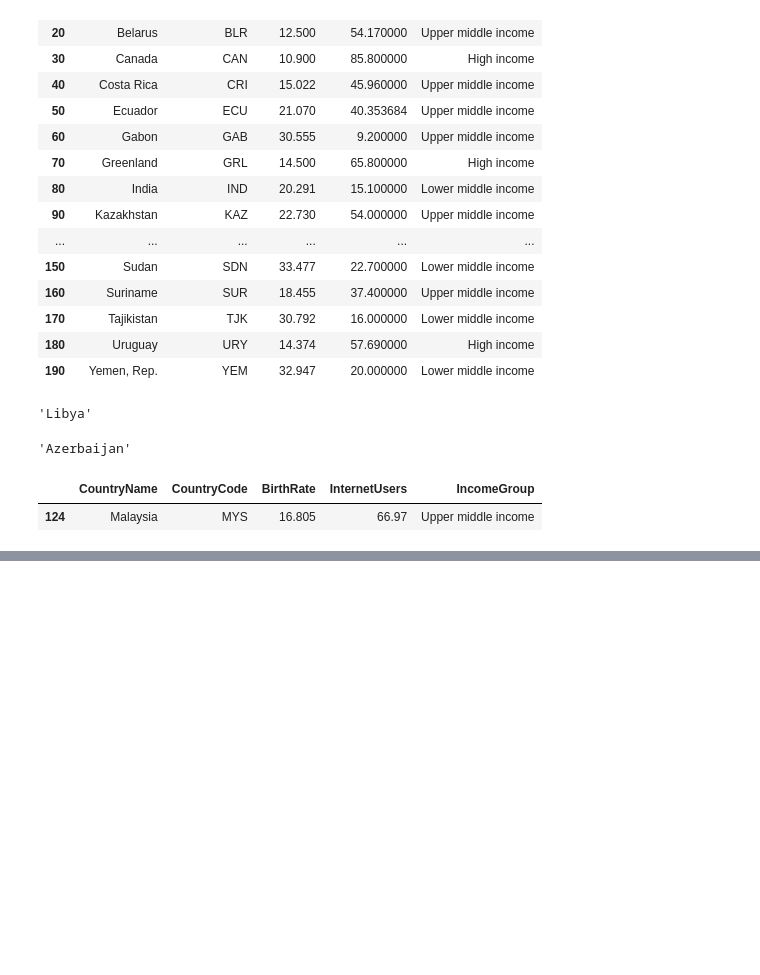
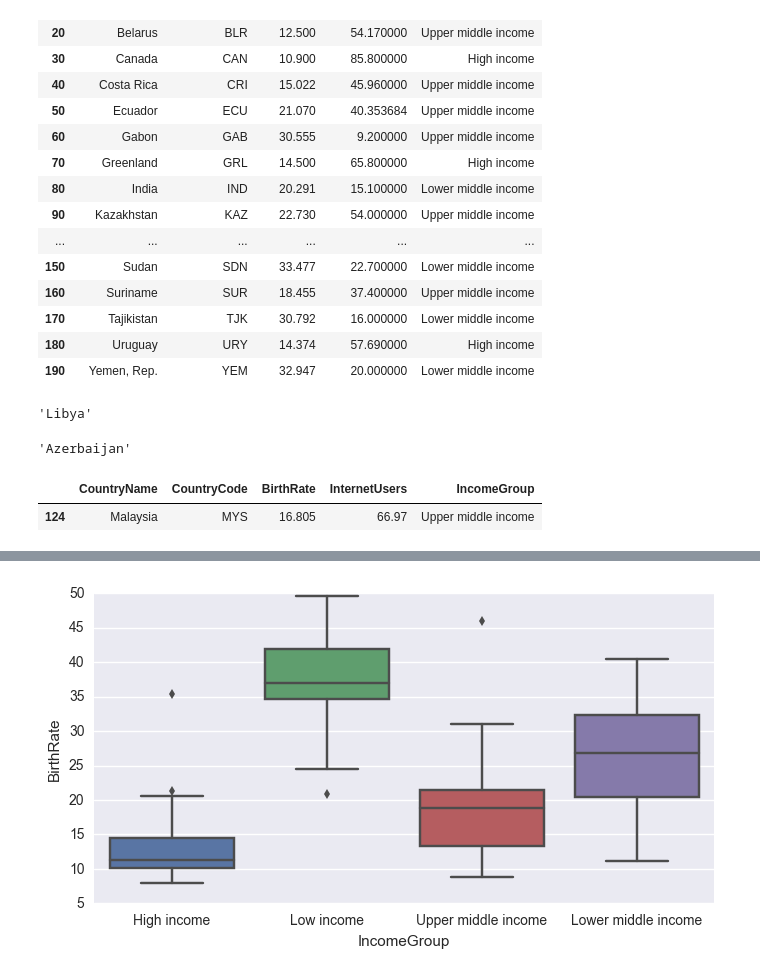
Before and after one commit to epireve/nb-projects, a Jupyter notebook: DataFrames.ipynb, the cells around one changed output, grey strips where cells are left out. Saved outputs shown, nothing was run; the diff lists cells and outputs as text; code cells hidden in the pictures; blank space fills up the shorter version.

```diff
--- a/DataFrames.ipynb
+++ b/DataFrames.ipynb
@@ -643,0 +674,5 @@ stats[stats.CountryName == "Malaysia"]
+# %%
+# Boxplots:
+vis2 = sns.boxplot(data=stats, x='IncomeGroup', y="BirthRate")
+# %% [output]
+[figure, added]
```
Also changed, not shown: parts of 11 cells of this notebook.
